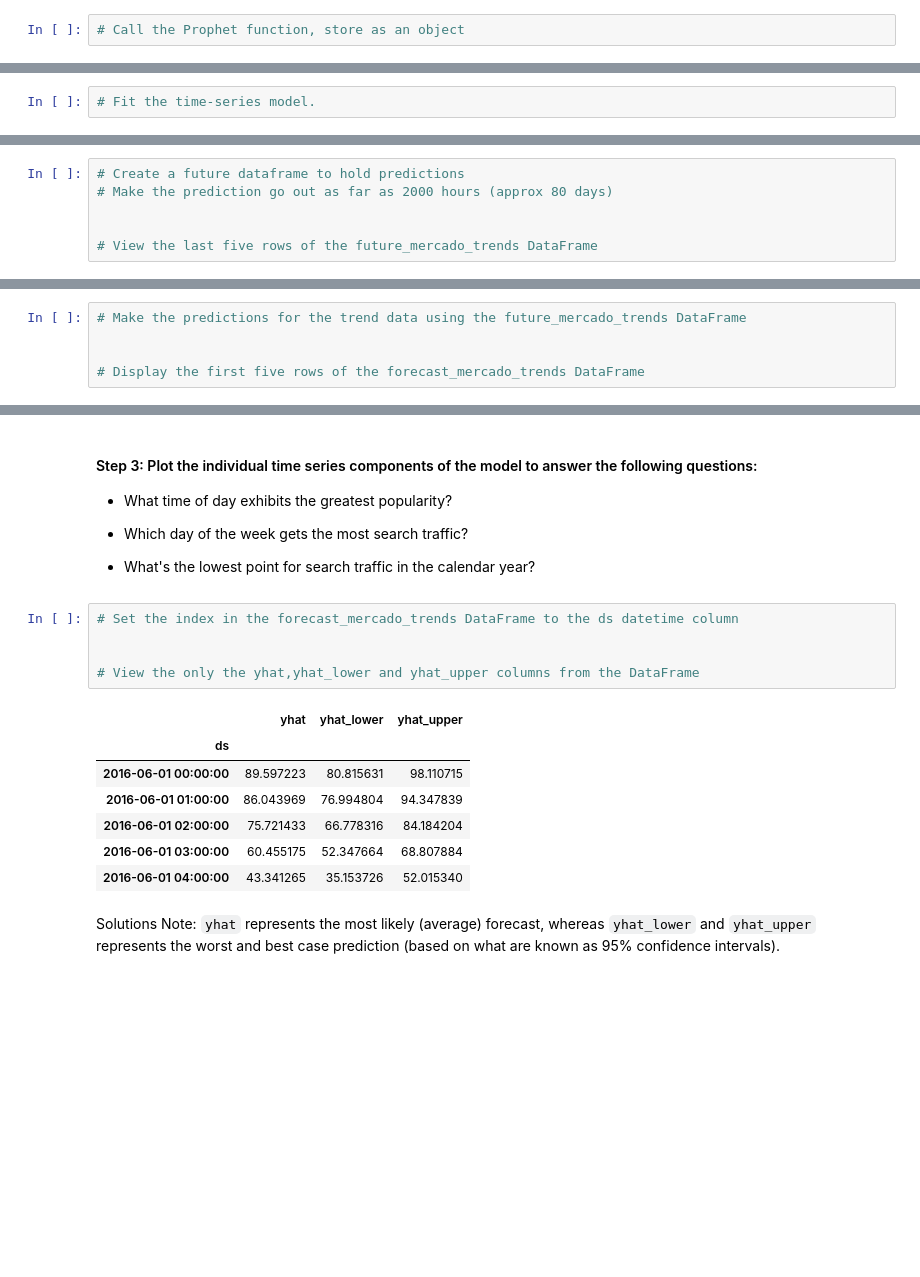
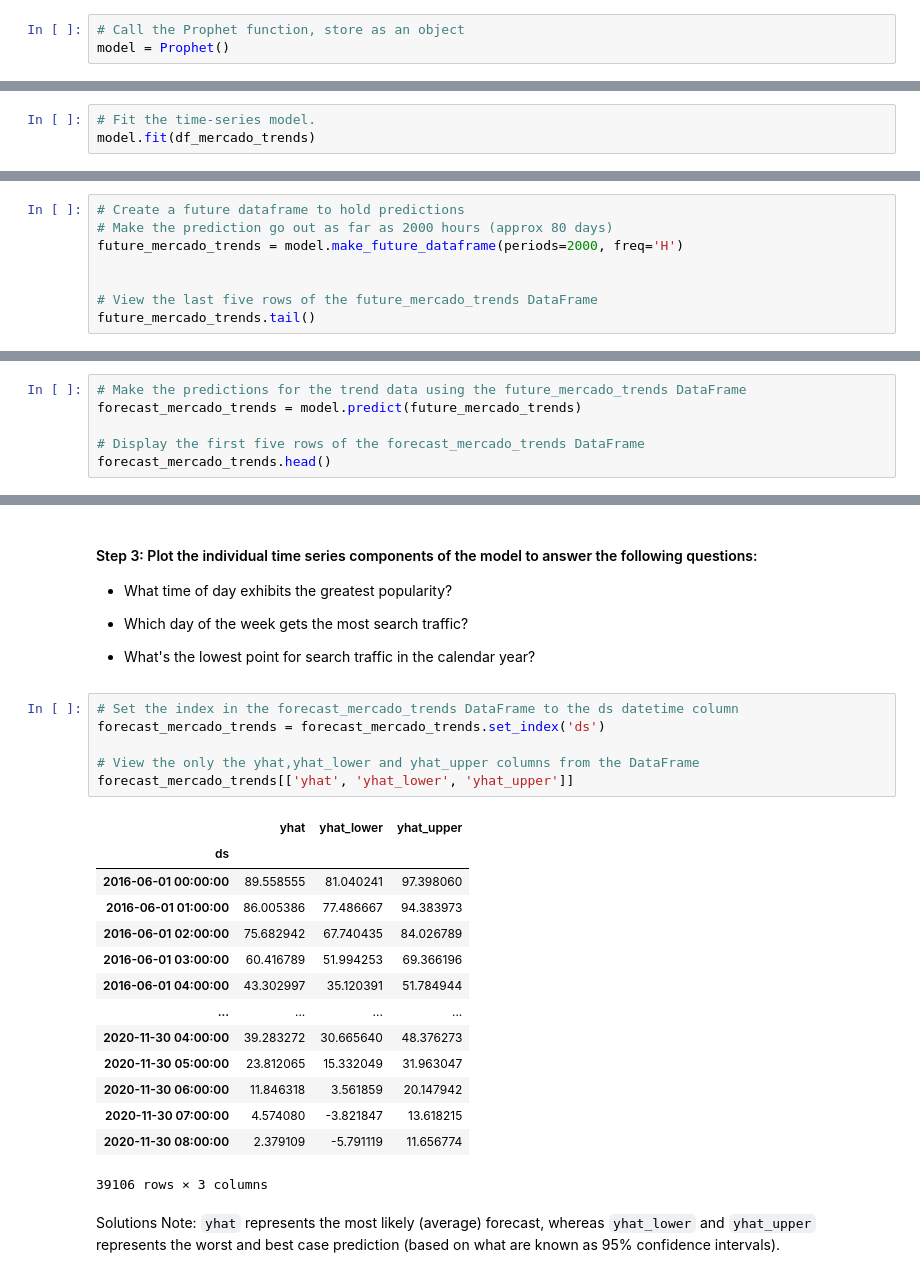
Before and after one commit to sir-hobbyjog/prophet-challenge, a Jupyter notebook: forecasting_net_prophet.ipynb, the cells around one changed output, grey strips where cells are left out. Drawn from its saved outputs; the diff is of its cells as text; blank space fills up the shorter version.

Commit message:
completed prophet analysis

```diff
--- a/forecasting_net_prophet.ipynb
+++ b/forecasting_net_prophet.ipynb
@@ -416,2 +411,3 @@ Now, you need to produce a time series model that analyzes and forecasts pattern
 # %%
 # Call the Prophet function, store as an object
+model = Prophet()
@@ -420,3 +414,4 @@ Now, you need to produce a time series model that analyzes and forecasts pattern
 # %%
 # Fit the time-series model.
+model.fit(df_mercado_trends)
 # %% [output]
@@ -426,9 +421,11 @@ Now, you need to produce a time series model that analyzes and forecasts pattern
 # %%
 # Create a future dataframe to hold predictions
 # Make the prediction go out as far as 2000 hours (approx 80 days)
+future_mercado_trends = model.make_future_dataframe(periods=2000, freq='H')
 
 
 # View the last five rows of the future_mercado_trends DataFrame
+future_mercado_trends.tail()
 # %% [output]
 |  | ds |
 | 39101 | 2020-11-30 04:00:00 |
@@ -438,8 +435,9 @@ Now, you need to produce a time series model that analyzes and forecasts pattern
 | 39105 | 2020-11-30 08:00:00 |
 # %%
 # Make the predictions for the trend data using the future_mercado_trends DataFrame
-
+forecast_mercado_trends = model.predict(future_mercado_trends)
 
 # Display the first five rows of the forecast_mercado_trends DataFrame
+forecast_mercado_trends.head()
 # %% [output]
 |  | ds | trend | yhat_lower | yhat_upper | trend_lower | trend_upper | additive_terms | ... |
@@ -472,17 +471,25 @@ Now, you need to produce a time series model that analyzes and forecasts pattern
 * What's the lowest point for search traffic in the calendar year?
 # %%
 # Set the index in the forecast_mercado_trends DataFrame to the ds datetime column
-
+forecast_mercado_trends = forecast_mercado_trends.set_index('ds')
 
 # View the only the yhat,yhat_lower and yhat_upper columns from the DataFrame
+forecast_mercado_trends[['yhat', 'yhat_lower', 'yhat_upper']]
 # %% [output]
 |  | yhat | yhat_lower | yhat_upper |
 | ds |  |  |  |
-| 2016-06-01 00:00:00 | 89.597223 | 80.815631 | 98.110715 |
-| 2016-06-01 01:00:00 | 86.043969 | 76.994804 | 94.347839 |
-| 2016-06-01 02:00:00 | 75.721433 | 66.778316 | 84.184204 |
-| 2016-06-01 03:00:00 | 60.455175 | 52.347664 | 68.807884 |
-| 2016-06-01 04:00:00 | 43.341265 | 35.153726 | 52.015340 |
+| 2016-06-01 00:00:00 | 89.558555 | 81.040241 | 97.398060 |
+| 2016-06-01 01:00:00 | 86.005386 | 77.486667 | 94.383973 |
+| 2016-06-01 02:00:00 | 75.682942 | 67.740435 | 84.026789 |
+| 2016-06-01 03:00:00 | 60.416789 | 51.994253 | 69.366196 |
+| 2016-06-01 04:00:00 | 43.302997 | 35.120391 | 51.784944 |
+| ... | ... | ... | ... |
+| 2020-11-30 04:00:00 | 39.283272 | 30.665640 | 48.376273 |
+| 2020-11-30 05:00:00 | 23.812065 | 15.332049 | 31.963047 |
+| 2020-11-30 06:00:00 | 11.846318 | 3.561859 | 20.147942 |
+| 2020-11-30 07:00:00 | 4.574080 | -3.821847 | 13.618215 |
+| 2020-11-30 08:00:00 | 2.379109 | -5.791119 | 11.656774 |
+39106 rows × 3 columns
 # %% [markdown]
 Solutions Note: `yhat` represents the most likely (average) forecast, whereas `yhat_lower` and `yhat_upper` represents the worst and best case prediction (based on what are known as 95% confidence intervals).
 # %%
```
Also changed, not shown: parts of 11 cells of this notebook.
